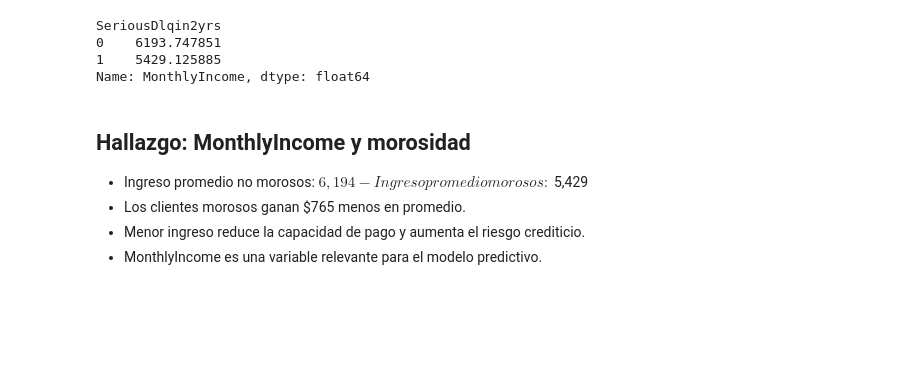
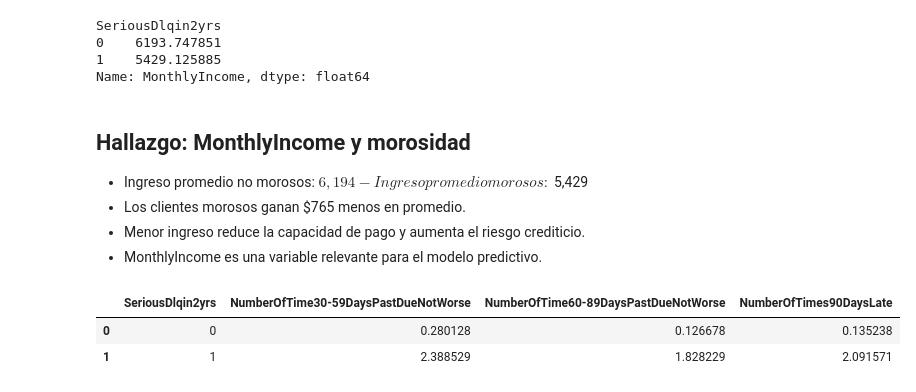
Before and after one commit to nilsondelacruz/credit-risk-analysis, a Jupyter notebook: notebooks/01_eda.ipynb, the cells around one changed output. Cells and saved outputs as stored; diff of their text form; code cells hidden in the pictures; blank space fills up the shorter version.

```diff
--- a/notebooks/01_eda.ipynb
+++ b/notebooks/01_eda.ipynb
@@ -358,3 +358,10 @@ Name: MonthlyIncome, dtype: float64
 - Los clientes morosos ganan $765 menos en promedio.
 - Menor ingreso reduce la capacidad de pago y aumenta el riesgo crediticio.
 - MonthlyIncome es una variable relevante para el modelo predictivo.
+# %%
+#Calcula el promedio de cada una por grupo
+df.groupby(by='SeriousDlqin2yrs')[['NumberOfTime30-59DaysPastDueNotWorse','NumberOfTime60-89DaysPastDueNotWorse','NumberOfTimes90DaysLate']].mean().reset_index()
+# %% [output]
+|  | SeriousDlqin2yrs | NumberOfTime30-59DaysPastDueNotWorse | NumberOfTime60-89DaysPastDueNotWorse | NumberOfTimes90DaysLate |
+| 0 | 0 | 0.280128 | 0.126678 | 0.135238 |
+| 1 | 1 | 2.388529 | 1.828229 | 2.091571 |
```
Also changed, not shown: parts of 3 cells of this notebook.
